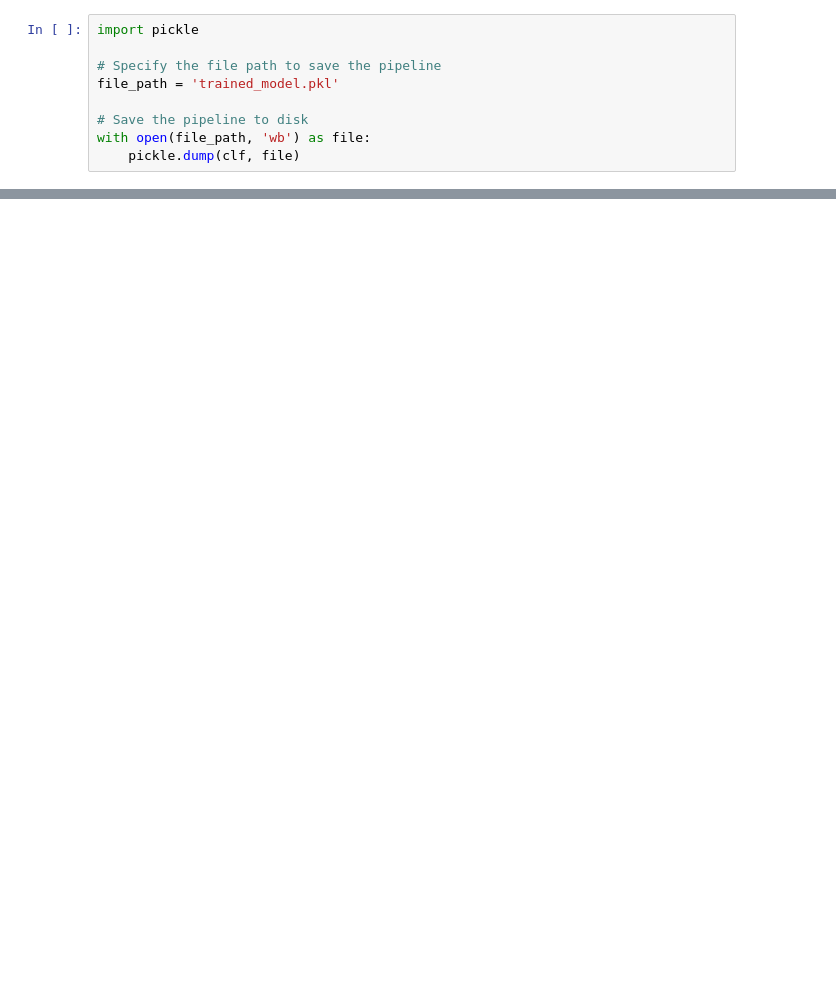
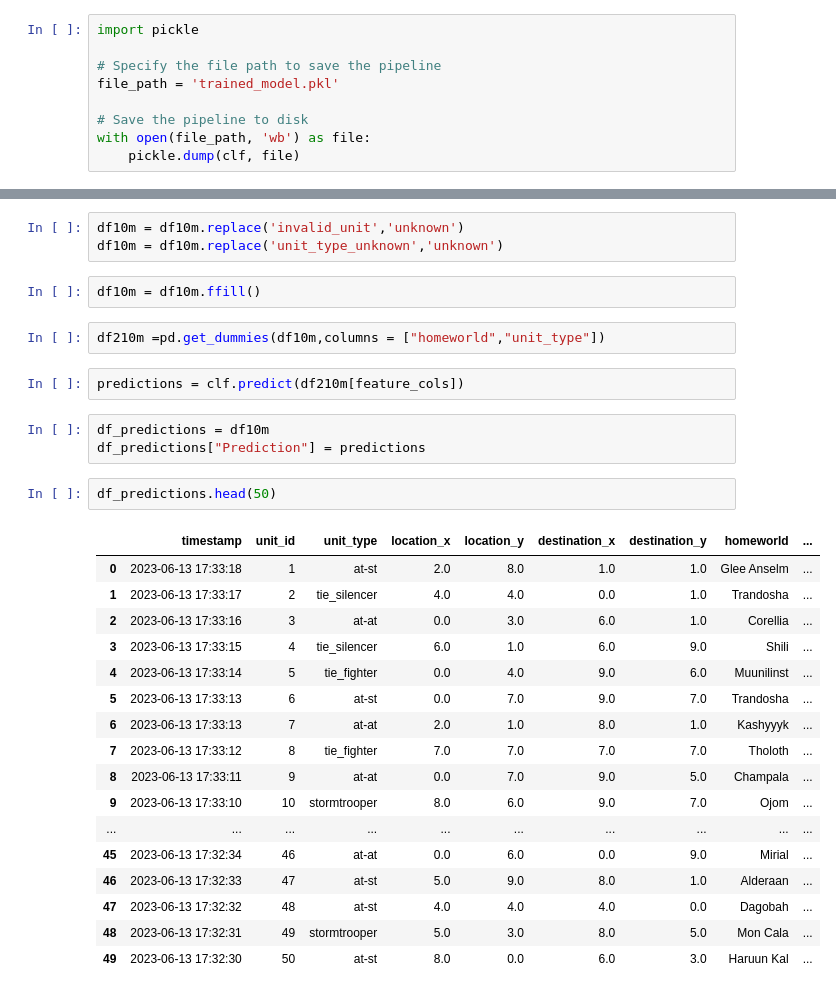
Before and after one commit to mpixton2/swapi3, a Jupyter notebook: script.ipynb, the cells around one changed output, grey strips where cells are left out. Drawn from its saved outputs; the diff is of its cells as text; blank space fills up the shorter version.

Commit message:
Added Predictions

```diff
--- a/script.ipynb
+++ b/script.ipynb
@@ -175,0 +164,32 @@ with open(file_path, 'wb') as file:
+# %%
+df10m = df10m.replace('invalid_unit','unknown')
+df10m = df10m.replace('unit_type_unknown','unknown')
+# %%
+df10m = df10m.ffill()
+# %%
+df210m =pd.get_dummies(df10m,columns = ["homeworld","unit_type"])
+# %%
+predictions = clf.predict(df210m[feature_cols])
+# %%
+df_predictions = df10m
+df_predictions["Prediction"] = predictions
+# %%
+df_predictions.head(50)
+# %% [output]
+|  | timestamp | unit_id | unit_type | location_x | location_y | destination_x | destination_y | homeworld | ... |
+| 0 | 2023-06-13 17:33:18 | 1 | at-st | 2.0 | 8.0 | 1.0 | 1.0 | Glee Anselm | ... |
+| 1 | 2023-06-13 17:33:17 | 2 | tie_silencer | 4.0 | 4.0 | 0.0 | 1.0 | Trandosha | ... |
+| 2 | 2023-06-13 17:33:16 | 3 | at-at | 0.0 | 3.0 | 6.0 | 1.0 | Corellia | ... |
+| 3 | 2023-06-13 17:33:15 | 4 | tie_silencer | 6.0 | 1.0 | 6.0 | 9.0 | Shili | ... |
+| 4 | 2023-06-13 17:33:14 | 5 | tie_fighter | 0.0 | 4.0 | 9.0 | 6.0 | Muunilinst | ... |
+| 5 | 2023-06-13 17:33:13 | 6 | at-st | 0.0 | 7.0 | 9.0 | 7.0 | Trandosha | ... |
+| 6 | 2023-06-13 17:33:13 | 7 | at-at | 2.0 | 1.0 | 8.0 | 1.0 | Kashyyyk | ... |
+| 7 | 2023-06-13 17:33:12 | 8 | tie_fighter | 7.0 | 7.0 | 7.0 | 7.0 | Tholoth | ... |
+| 8 | 2023-06-13 17:33:11 | 9 | at-at | 0.0 | 7.0 | 9.0 | 5.0 | Champala | ... |
+| 9 | 2023-06-13 17:33:10 | 10 | stormtrooper | 8.0 | 6.0 | 9.0 | 7.0 | Ojom | ... |
+| ... | ... | ... | ... | ... | ... | ... | ... | ... | ... |
+| 45 | 2023-06-13 17:32:34 | 46 | at-at | 0.0 | 6.0 | 0.0 | 9.0 | Mirial | ... |
+| 46 | 2023-06-13 17:32:33 | 47 | at-st | 5.0 | 9.0 | 8.0 | 1.0 | Alderaan | ... |
+| 47 | 2023-06-13 17:32:32 | 48 | at-st | 4.0 | 4.0 | 4.0 | 0.0 | Dagobah | ... |
+| 48 | 2023-06-13 17:32:31 | 49 | stormtrooper | 5.0 | 3.0 | 8.0 | 5.0 | Mon Cala | ... |
+| 49 | 2023-06-13 17:32:30 | 50 | at-st | 8.0 | 0.0 | 6.0 | 3.0 | Haruun Kal | ... |
```
Also changed, not shown: parts of 9 cells of this notebook.
